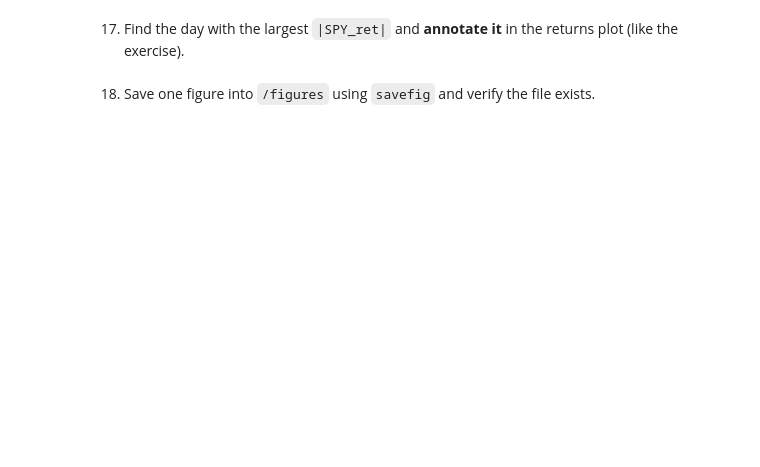
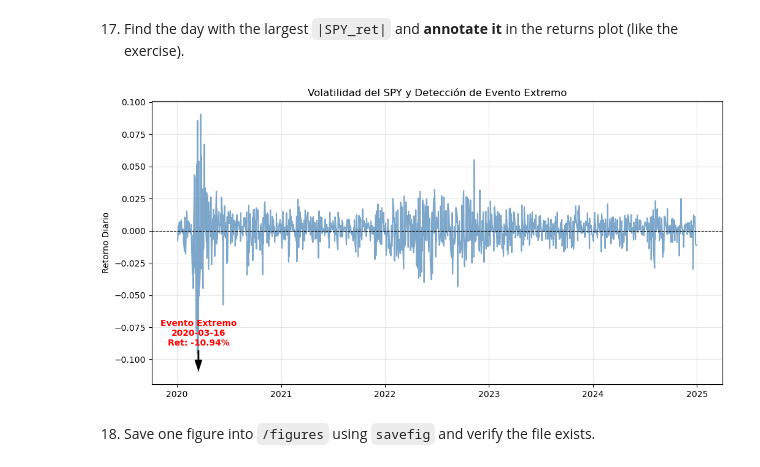
Before and after one commit to anzonyquispe/Python-for-Finance, a Jupyter notebook: homeworks/Assignment_3/group_4_ass_3_2026/Assignment_3_part1.ipynb, the cells around one changed output. Drawn from its saved outputs; the diff is of its cells as text; code cells hidden in the pictures; blank space fills up the shorter version.

```diff
--- a/homeworks/Assignment_3/group_4_ass_3_2026/Assignment_3_part1.ipynb
+++ b/homeworks/Assignment_3/group_4_ass_3_2026/Assignment_3_part1.ipynb
@@ -339,4 +411,33 @@ df_rel[df_rel["SPY_ret"] > 0.02]
 # %% [markdown]
 17. Find the day with the largest `|SPY_ret|` and **annotate it** in the returns plot (like the exercise).
+# %%
+# Obtenemos solo los datos de SPY
+df_spy = df_usa_tidy[df_usa_tidy['ticker'] == 'SPY'].copy()
+
+# Encontrar el índice del valor absoluto máximo
+idx_extreme = df_spy['ret'].abs().idxmax()
+row_extreme = df_spy.loc[idx_extreme]
+
+extreme_date = row_extreme['date']
+extreme_val = row_extreme['ret']
+
+# Graficar los retornos del SPY
+plt.figure(figsize=(12, 6))
+plt.plot(df_spy['date'], df_spy['ret'], label='Retornos Diarios SPY', color='steelblue', alpha=0.7)
+
+# Añadir la anotación en el punto máximo/mínimo
+plt.annotate(f'Evento Extremo\n{extreme_date.strftime("%Y-%m-%d")}\nRet: {extreme_val:.2%}',
+             xy=(extreme_date, extreme_val),
+             xytext=(extreme_date, extreme_val + 0.02),
+             arrowprops=dict(facecolor='black', shrink=0.05, width=1, headwidth=8),
+             ha='center', fontsize=10, fontweight='bold', color='red')
+
+plt.title('Volatilidad del SPY y Detección de Evento Extremo')
+plt.axhline(0, color='black', linewidth=0.8, linestyle='--')
+plt.ylabel('Retorno Diario')
+plt.grid(alpha=0.3)
+plt.show()
+# %% [output]
+[figure, added]
 # %% [markdown]
 18. Save one figure into `/figures` using `savefig` and verify the file exists.
```
Also changed, not shown: parts of 9 cells of this notebook, 1 other file.
